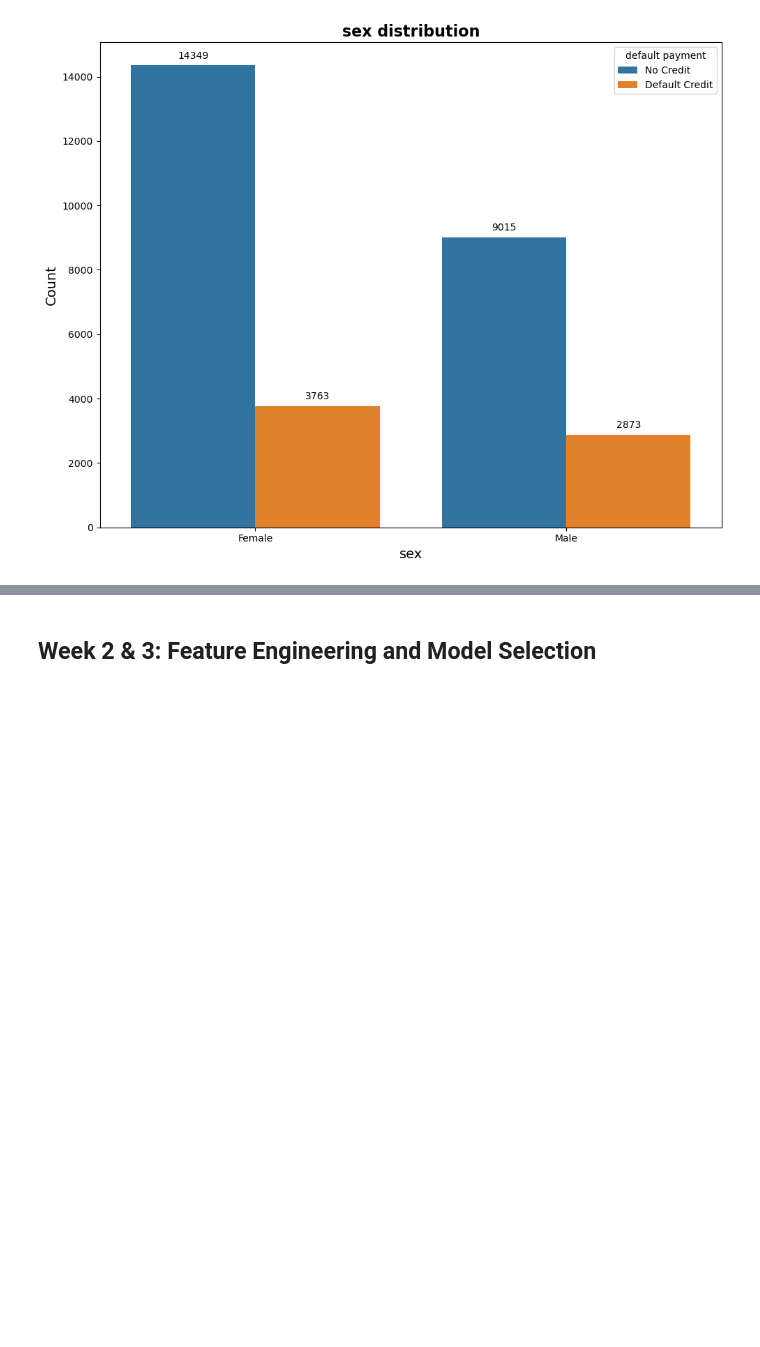
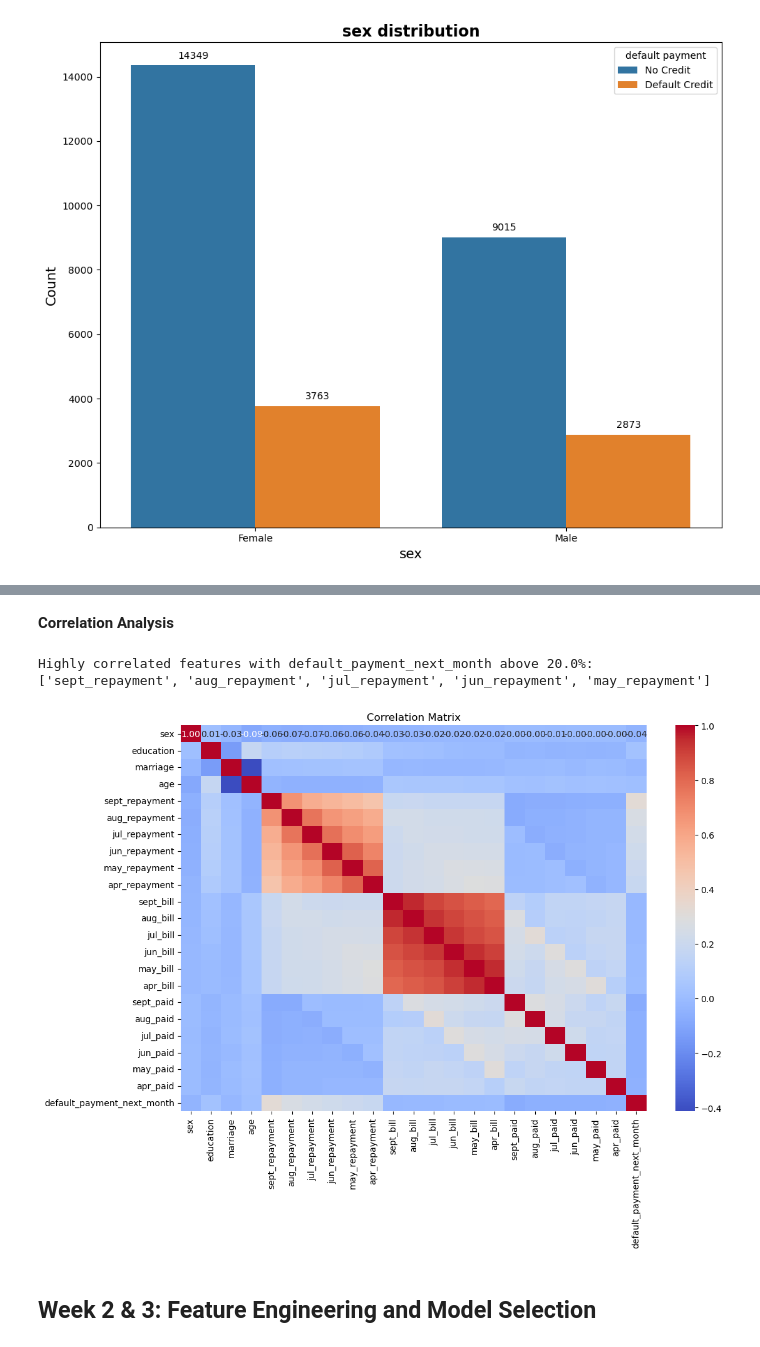
Before and after one commit to ohinson01/SDS-CP014-credit-card-default-pred, a Jupyter notebook: notebooks/olivia-hinson/olivia-credit-card-default-pred.ipynb, the cells around one changed output, grey strips where cells are left out. Drawn from its saved outputs; the diff is of its cells as text; code cells hidden in the pictures; blank space fills up the shorter version.

Commit message:
Completed EDA and Feature Selection

```diff
--- a/notebooks/olivia-hinson/olivia-credit-card-default-pred.ipynb
+++ b/notebooks/olivia-hinson/olivia-credit-card-default-pred.ipynb
@@ -709,0 +776,3 @@ plt.show()
+# %%
+# Drop unnecessary columns
+df.drop(['education_labeled', 'marriage_labeled', 'sex_labeled'], axis=1, inplace=True)
@@ -710,3 +796,32 @@ plt.show()
+# %% [markdown]
+**Correlation Analysis**
+# %%
+corr_matrix = df.corr()
+
+# Select the target variable correlation
+target_variable = 'default_payment_next_month'
+correlations = corr_matrix[target_variable]
+
+# Retrieve features with correlation above the threshold
+threshold = 0.2
+highly_correlated_features = correlations[correlations > threshold].index.tolist()
+
+# Remove the target variable itself from the list
+if target_variable in highly_correlated_features:
+    highly_correlated_features.remove(target_variable)
+
+print(f'Highly correlated features with {target_variable} above {threshold*100}%:')
+print(highly_correlated_features)
+
+# Visualize feature importance
+plt.figure(figsize=(12, 8))
+sns.heatmap(corr_matrix, annot=True, fmt=".2f", cmap="coolwarm", cbar=True)
+plt.title("Correlation Matrix")
+plt.show()
+# %% [output]
+Highly correlated features with default_payment_next_month above 20.0%:
+['sept_repayment', 'aug_repayment', 'jul_repayment', 'jun_repayment', 'may_repayment']
+[figure, added]
 # %% [markdown]
 ## Week 2 & 3: Feature Engineering and Model Selection
 # %% [markdown]
```
Also changed, not shown: parts of 9 cells of this notebook.
